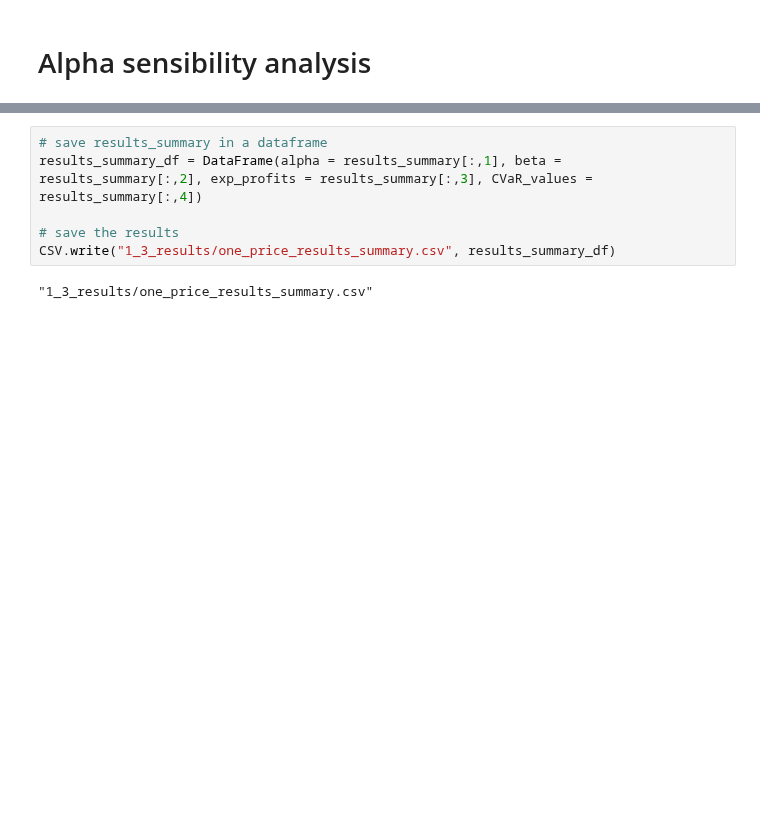
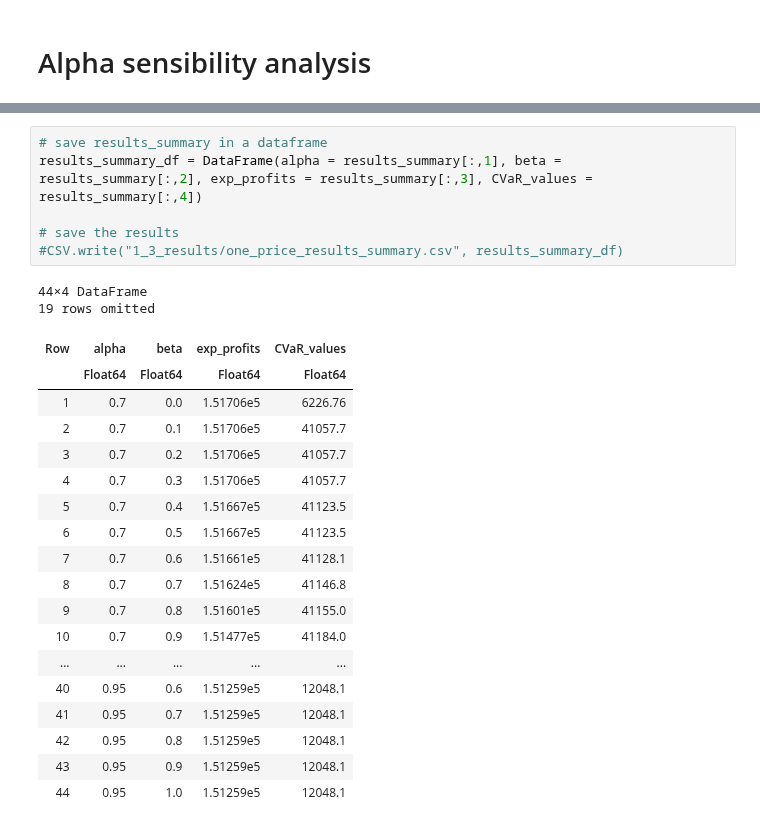
Before and after one commit to Max-f123/Renewables_in_Electricity_Markets, a Jupyter notebook: Assignment2/Task1/1_3_model_two_price.ipynb, the cells around one changed output, grey strips where cells are left out. Cells and saved outputs as stored; diff of their text form; blank space fills up the shorter version.

```diff
--- a/Assignment2/Task1/1_3_model_two_price.ipynb
+++ b/Assignment2/Task1/1_3_model_two_price.ipynb
@@ -264,8 +278,27 @@ p_DA: [0.0, 0.0, 200.0, 200.0, 25.567266788626796, 37.15752942535724, 200.0, 0.0
 # %%
 # save results_summary in a dataframe
 results_summary_df = DataFrame(alpha = results_summary[:,1], beta = results_summary[:,2], exp_profits = results_summary[:,3], CVaR_values = results_summary[:,4])
 
 # save the results
-CSV.write("1_3_results/one_price_results_summary.csv", results_summary_df)
+#CSV.write("1_3_results/one_price_results_summary.csv", results_summary_df)
 # %% [output]
-"1_3_results/one_price_results_summary.csv"
+44×4 DataFrame
+19 rows omitted
+| Row | alpha | beta | exp_profits | CVaR_values |
+|  | Float64 | Float64 | Float64 | Float64 |
+| 1 | 0.7 | 0.0 | 1.51706e5 | 6226.76 |
+| 2 | 0.7 | 0.1 | 1.51706e5 | 41057.7 |
+| 3 | 0.7 | 0.2 | 1.51706e5 | 41057.7 |
+| 4 | 0.7 | 0.3 | 1.51706e5 | 41057.7 |
+| 5 | 0.7 | 0.4 | 1.51667e5 | 41123.5 |
+| 6 | 0.7 | 0.5 | 1.51667e5 | 41123.5 |
+| 7 | 0.7 | 0.6 | 1.51661e5 | 41128.1 |
+| 8 | 0.7 | 0.7 | 1.51624e5 | 41146.8 |
+| 9 | 0.7 | 0.8 | 1.51601e5 | 41155.0 |
+| 10 | 0.7 | 0.9 | 1.51477e5 | 41184.0 |
+| ... | ... | ... | ... | ... |
+| 40 | 0.95 | 0.6 | 1.51259e5 | 12048.1 |
+| 41 | 0.95 | 0.7 | 1.51259e5 | 12048.1 |
+| 42 | 0.95 | 0.8 | 1.51259e5 | 12048.1 |
+| 43 | 0.95 | 0.9 | 1.51259e5 | 12048.1 |
+| 44 | 0.95 | 1.0 | 1.51259e5 | 12048.1 |
```
Also changed, not shown: parts of 2 cells of this notebook, 7 other files.
